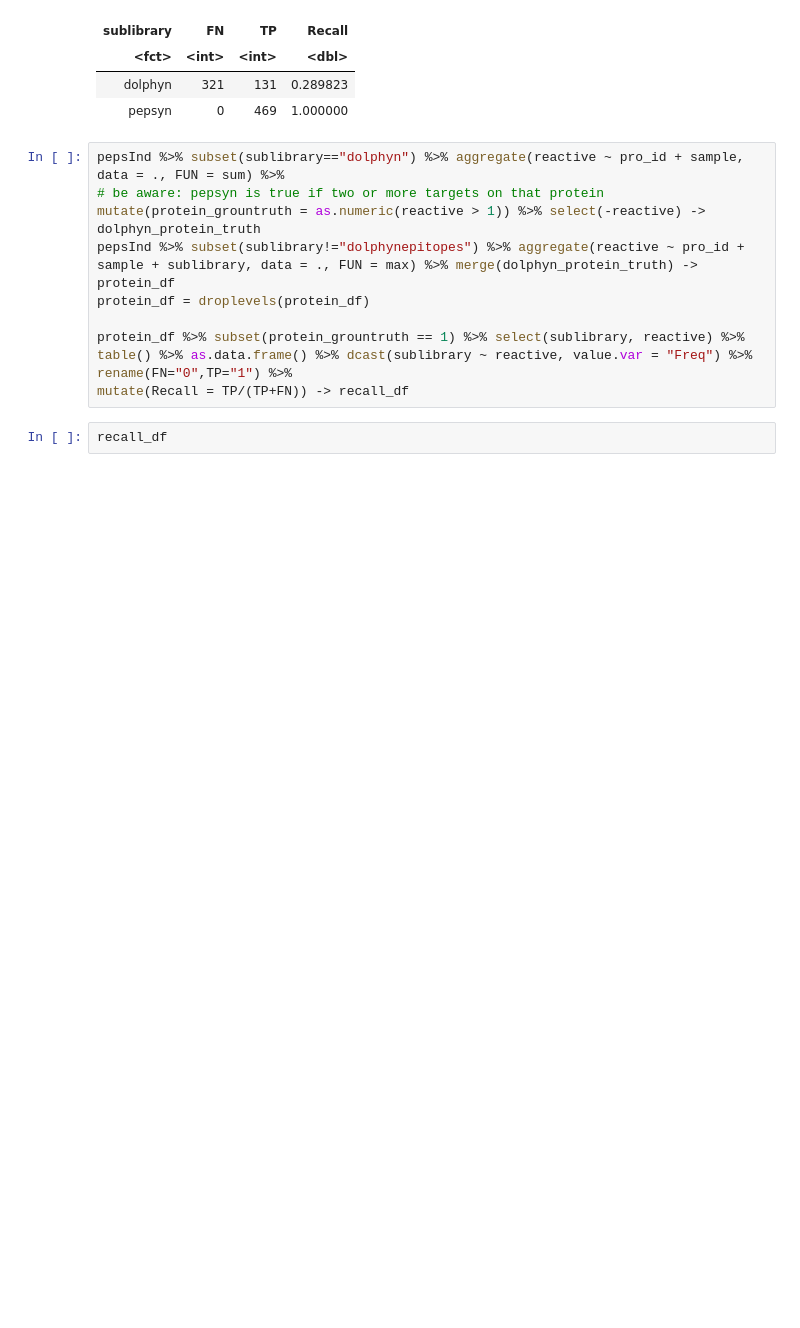
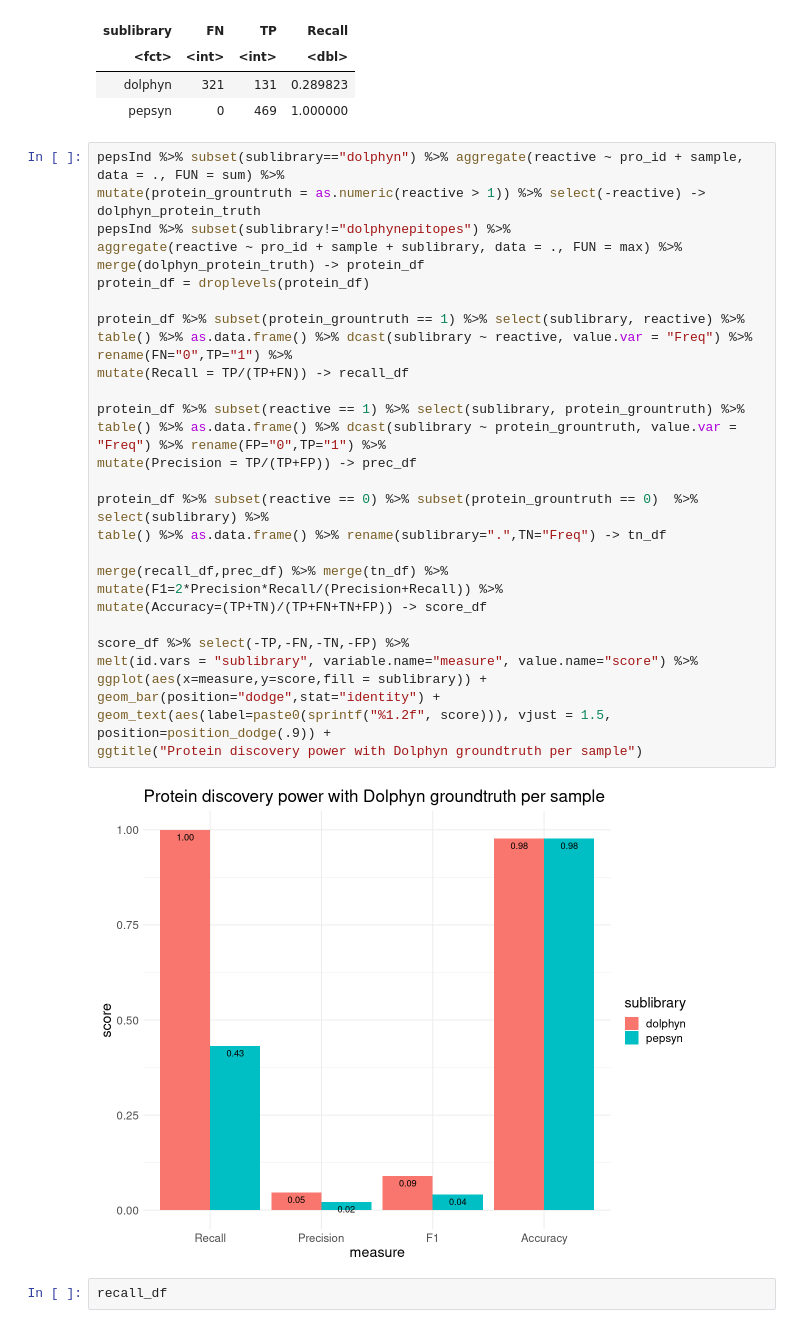
Before and after one commit to kepsi/Dolphyn, a Jupyter notebook: Manuscript Analyses/pepsynVSdolphyn.ipynb, the cells around one changed output. Cells and saved outputs as stored; diff of their text form; blank space fills up the shorter version.

```diff
--- a/Manuscript Analyses/pepsynVSdolphyn.ipynb
+++ b/Manuscript Analyses/pepsynVSdolphyn.ipynb
@@ -84,16 +84,35 @@ A data.frame: 2 × 4
 | <fct> | <int> | <int> | <dbl> |
 | dolphyn | 321 | 131 | 0.289823 |
 | pepsyn | 0 | 469 | 1.000000 |
-# %%
-pepsInd %>% subset(sublibrary=="dolphyn") %>% aggregate(reactive ~ pro_id + sample, data = ., FUN = sum) %>%
-# be aware: pepsyn is true if two or more targets on that protein
-mutate(protein_grountruth = as.numeric(reactive > 1)) %>% select(-reactive) -> dolphyn_protein_truth
-pepsInd %>% subset(sublibrary!="dolphynepitopes") %>% aggregate(reactive ~ pro_id + sample + sublibrary, data = ., FUN = max) %>% merge(dolphyn_protein_truth) -> protein_df
-protein_df = droplevels(protein_df)
-
-protein_df %>% subset(protein_grountruth == 1) %>% select(sublibrary, reactive) %>%
-table() %>% as.data.frame() %>% dcast(sublibrary ~ reactive, value.var = "Freq") %>% rename(FN="0",TP="1") %>%
-mutate(Recall = TP/(TP+FN)) -> recall_df
+# %%
+pepsInd %>% subset(sublibrary=="dolphyn") %>% aggregate(reactive ~ pro_id + sample, data = ., FUN = sum) %>%
+mutate(protein_grountruth = as.numeric(reactive > 1)) %>% select(-reactive) -> dolphyn_protein_truth
+pepsInd %>% subset(sublibrary!="dolphynepitopes") %>%
+aggregate(reactive ~ pro_id + sample + sublibrary, data = ., FUN = max) %>% merge(dolphyn_protein_truth) -> protein_df
+protein_df = droplevels(protein_df)
+
+protein_df %>% subset(protein_grountruth == 1) %>% select(sublibrary, reactive) %>%
+table() %>% as.data.frame() %>% dcast(sublibrary ~ reactive, value.var = "Freq") %>% rename(FN="0",TP="1") %>%
+mutate(Recall = TP/(TP+FN)) -> recall_df
+
+protein_df %>% subset(reactive == 1) %>% select(sublibrary, protein_grountruth) %>%
+table() %>% as.data.frame() %>% dcast(sublibrary ~ protein_grountruth, value.var = "Freq") %>% rename(FP="0",TP="1") %>%
+mutate(Precision = TP/(TP+FP)) -> prec_df
+
+protein_df %>% subset(reactive == 0) %>% subset(protein_grountruth == 0)  %>% select(sublibrary) %>%
+table() %>% as.data.frame() %>% rename(sublibrary=".",TN="Freq") -> tn_df
+
+merge(recall_df,prec_df) %>% merge(tn_df) %>%
+mutate(F1=2*Precision*Recall/(Precision+Recall)) %>%
+mutate(Accuracy=(TP+TN)/(TP+FN+TN+FP)) -> score_df
+
+score_df %>% select(-TP,-FN,-TN,-FP) %>%
+melt(id.vars = "sublibrary", variable.name="measure", value.name="score") %>%
+ggplot(aes(x=measure,y=score,fill = sublibrary)) + geom_bar(position="dodge",stat="identity") +
+geom_text(aes(label=paste0(sprintf("%1.2f", score))), vjust = 1.5, position=position_dodge(.9)) +
+ggtitle("Protein discovery power with Dolphyn groundtruth per sample")
+# %% [output]
+[figure, added]
 # %%
 recall_df
 # %% [output]
```
Also changed, not shown: parts of 1 cell of this notebook, 8 other files.
